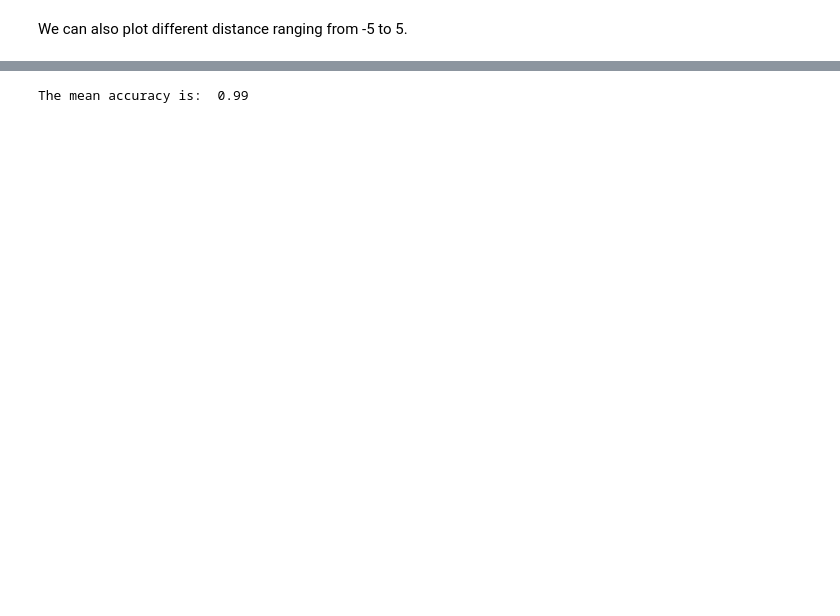
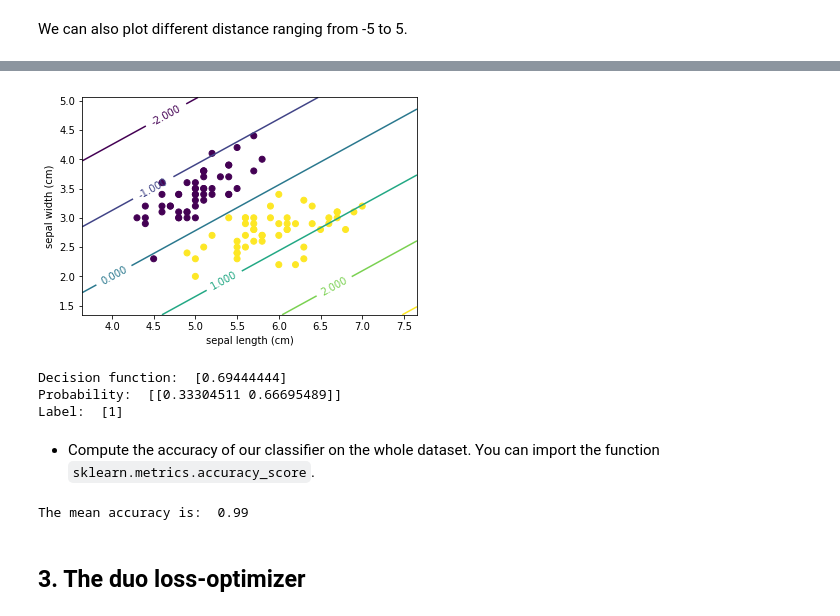
Before and after one commit to glemaitre/IBIOM-M2-deep-learning, a Jupyter notebook: 01_linear_classifier.ipynb, the cells around one changed output, grey strips where cells are left out. Saved outputs shown, nothing was run; the diff lists cells and outputs as text; code cells hidden in the pictures; blank space fills up the shorter version.

```diff
--- a/01_linear_classifier.ipynb
+++ b/01_linear_classifier.ipynb
@@ -373 +220,21 @@ class ManualLinearClassifier:
+# %%
+plt.scatter(X[:, 0], X[:, 1], c=y)
+plt.xlabel(iris.feature_names[0])
+plt.ylabel(iris.feature_names[1]);
+plot_2d_separator(clf, X, levels=np.arange(-5, 5, 1))
+# %% [output]
+[figure, added]
+# %%
+print('Decision function: ',
+      clf.decision_function(np.array([[5.0, 2.0]])))
+print('Probability: ',
+      clf.predict_proba(np.array([[5.0, 2.0]])))
+print('Label: ',
+      clf.predict(np.array([[5.0, 2.0]])))
+# %% [output]
+Decision function:  [0.69444444]
+Probability:  [[0.33304511 0.66695489]]
+Label:  [1]
+# %% [markdown]
+* Compute the accuracy of our classifier on the whole dataset. You can import the function `sklearn.metrics.accuracy_score`.
 # %%
@@ -437,0 +247,2 @@ class ManualLinearClassifier:
+# %% [markdown]
+## 3. The duo loss-optimizer
```
Also changed, not shown: parts of 72 cells of this notebook, 2 other files.
